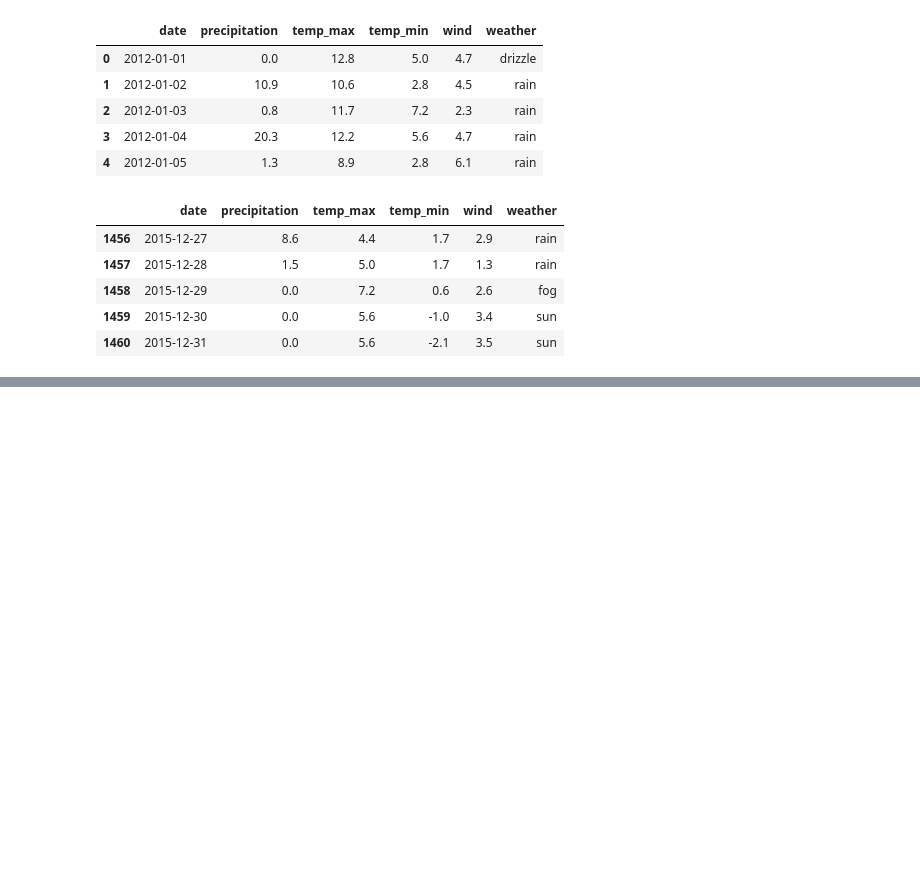
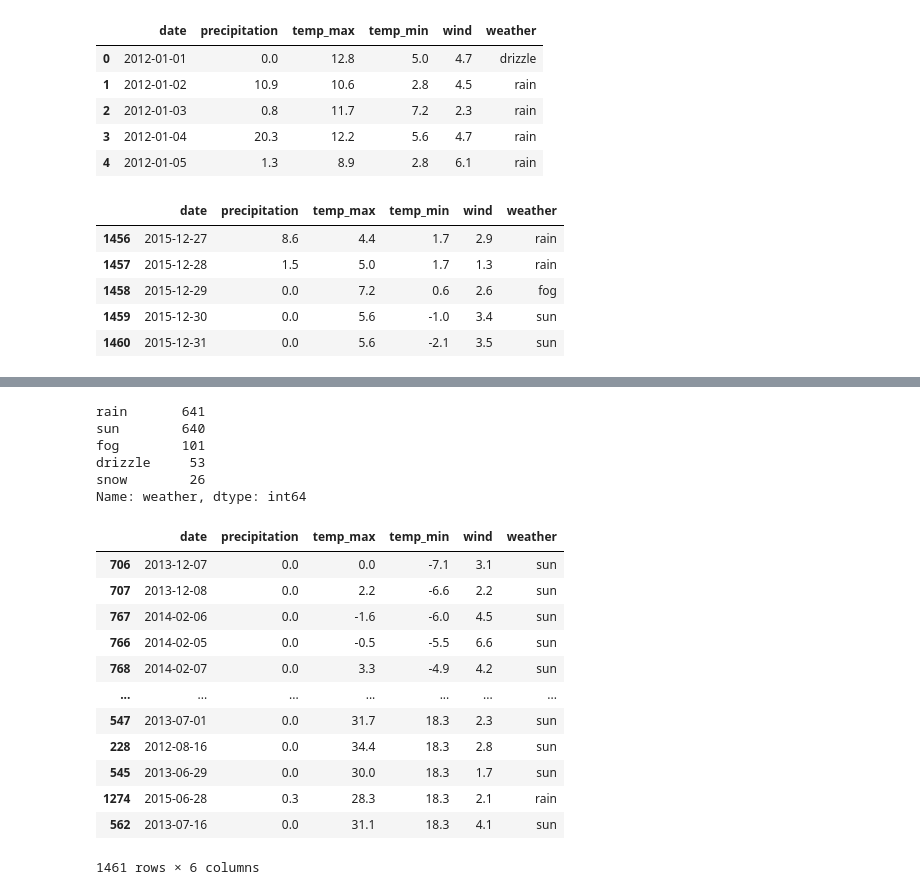
Before and after one commit to Apexshya/pandas, a Jupyter notebook: pandas_1.ipynb, the cells around one changed output, grey strips where cells are left out. Cells and saved outputs as stored; diff of their text form; code cells hidden in the pictures; blank space fills up the shorter version.

```diff
--- a/pandas_1.ipynb
+++ b/pandas_1.ipynb
@@ -146,0 +285,27 @@ rast.tail()
+# %%
+#to find how many time categorical value is present()
+rast['weather'].value_counts()
+# %% [output]
+rain       641
+sun        640
+fog        101
+drizzle     53
+snow        26
+Name: weather, dtype: int64
+# %%
+#sorting values
+rast.sort_values(by='temp_min')
+# %% [output]
+|  | date | precipitation | temp_max | temp_min | wind | weather |
+| 706 | 2013-12-07 | 0.0 | 0.0 | -7.1 | 3.1 | sun |
+| 707 | 2013-12-08 | 0.0 | 2.2 | -6.6 | 2.2 | sun |
+| 767 | 2014-02-06 | 0.0 | -1.6 | -6.0 | 4.5 | sun |
+| 766 | 2014-02-05 | 0.0 | -0.5 | -5.5 | 6.6 | sun |
+| 768 | 2014-02-07 | 0.0 | 3.3 | -4.9 | 4.2 | sun |
+| ... | ... | ... | ... | ... | ... | ... |
+| 547 | 2013-07-01 | 0.0 | 31.7 | 18.3 | 2.3 | sun |
+| 228 | 2012-08-16 | 0.0 | 34.4 | 18.3 | 2.8 | sun |
+| 545 | 2013-06-29 | 0.0 | 30.0 | 18.3 | 1.7 | sun |
+| 1274 | 2015-06-28 | 0.3 | 28.3 | 18.3 | 2.1 | rain |
+| 562 | 2013-07-16 | 0.0 | 31.1 | 18.3 | 4.1 | sun |
+1461 rows × 6 columns
```
Also changed, not shown: parts of 12 cells of this notebook.
